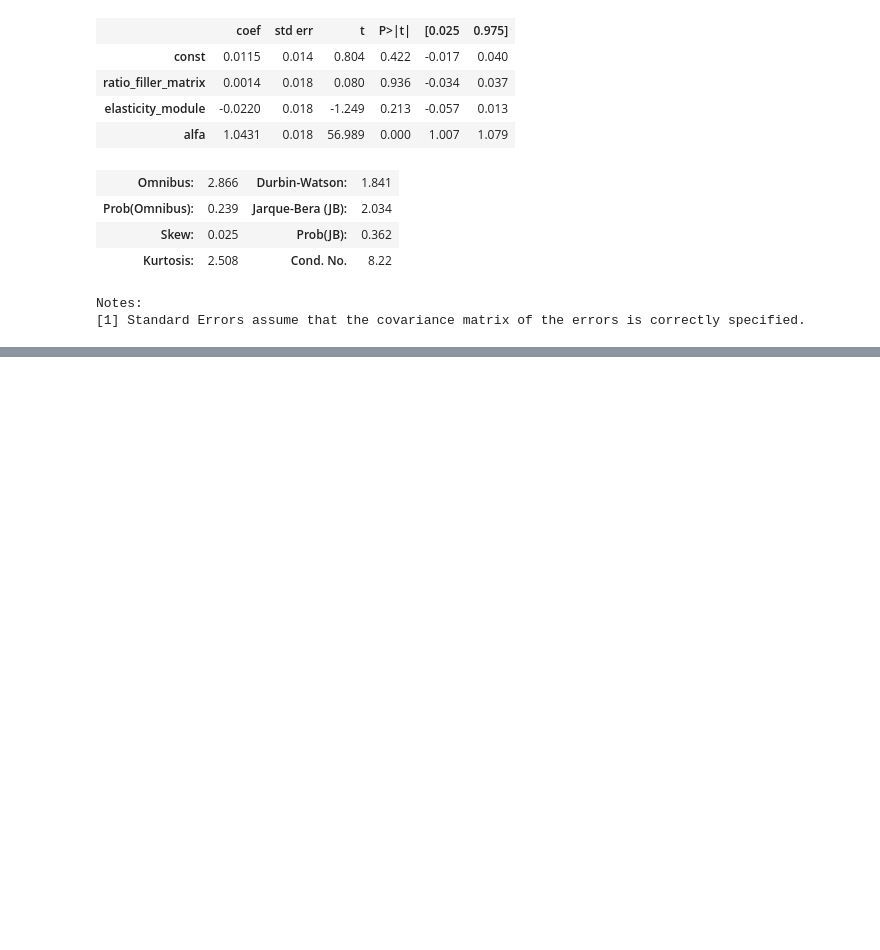
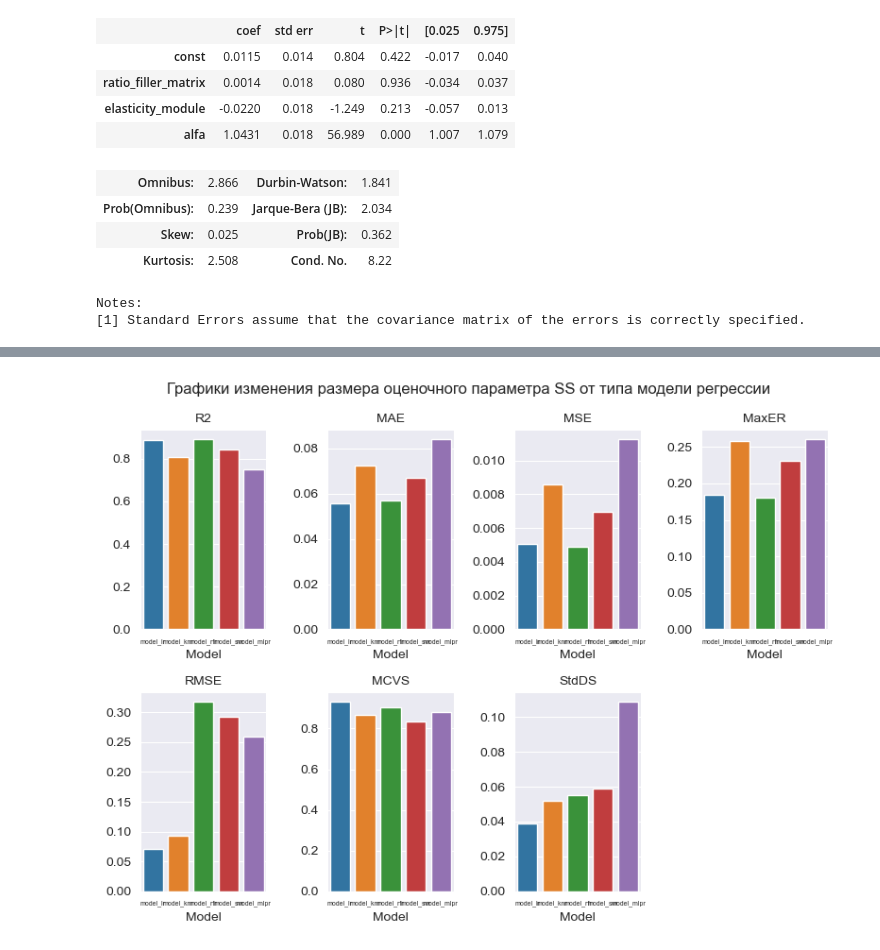
Before and after one commit to Grain1963/MHTS_Diploma, a Jupyter notebook: Diploma_block3_regress.ipynb, the cells around one changed output, grey strips where cells are left out. Cells and saved outputs as stored; diff of their text form; code cells hidden in the pictures; blank space fills up the shorter version.

```diff
--- a/Diploma_block3_regress.ipynb
+++ b/Diploma_block3_regress.ipynb
@@ -663,2 +636,9 @@ for column in df_error_calc_SS.columns:
+# %%
+# Построим Графики изменения размера оценочного параметра от типа модели регрессии для целевого пареметра SS
+drawing_graphs(df_error_calc_SS, 2, 4, 8, 6, None, 'barplot',
+               'Графики изменения размера оценочного параметра SS от типа модели регрессии',
+               graf_name_path = r'save_fig\fig_block3_regress\graf_barplot_error_calc_SS.png')
+# %% [output]
+[figure, added]
 # %%
 # Конец блока № 3 Исследование регрессионных моделей для 2-х целевых перменных
```
Also changed, not shown: parts of 7 cells of this notebook.
